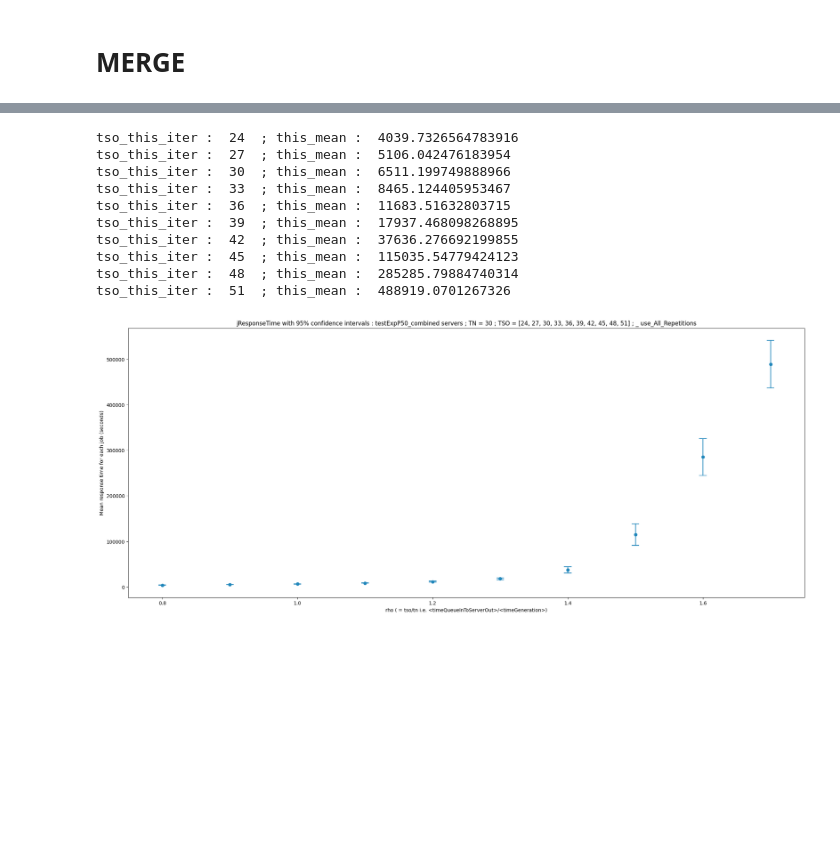
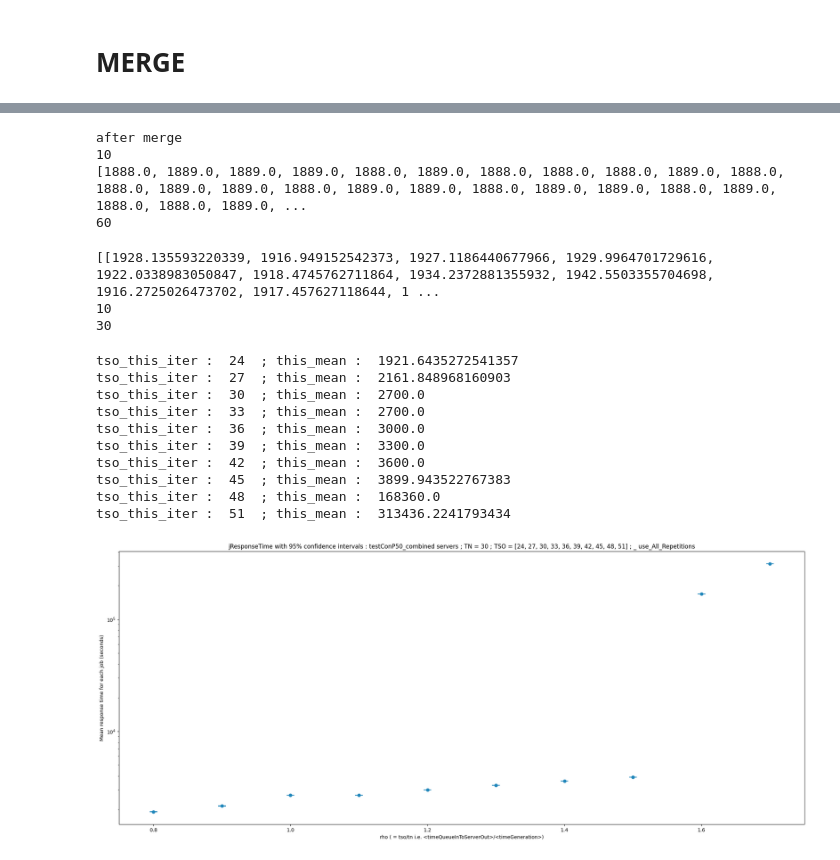
Before and after one commit to JacopoCarlon/JC_Performance_Evaluation_of_Computer_Systems_and_Networks_PECSN__Project, a Jupyter notebook: python_scripts/confidenceInterval_responseTime.ipynb, the cells around one changed output, grey strips where cells are left out. Drawn from its saved outputs; the diff is of its cells as text; code cells hidden in the pictures; blank space fills up the shorter version.

```diff
--- a/python_scripts/confidenceInterval_responseTime.ipynb
+++ b/python_scripts/confidenceInterval_responseTime.ipynb
@@ -58,7 +58,7 @@ for srvn in range(0, len(server_names)):
     for tso_this_iter in range(0, len(target_tso), 1) :
         #   print(tso_this_iter)
         jrespTime_all_this_tso = []
-        file_name_csv = f'testS3{distribution}P{probability}_{target_tso[tso_this_iter]}_all.csv'
+        file_name_csv = f'testS3{distribution}P{probability}_{target_tso[tso_this_iter]}_mean.csv'
 
         with open(f'../simulations/results/{file_name_csv}') as csv_file :
             reader = csv.reader(csv_file)
@@ -248,5 +252,7 @@ probability = 50
 # %%
 # merge servers
+
+# scalar,J_Network.server_0,completedJob:mean
 
 r1 = "scalar"
 r2 = "J_Network.server_"
@@ -258,7 +264,7 @@ merged_array = []
 for tso_this_iter in range(0, len(target_tso), 1) :
     #   print(tso_this_iter)
     jrespTime_all_this_tso = []
-    file_name_csv = f'testS3{distribution}P{probability}_{target_tso[tso_this_iter]}_all.csv'
+    file_name_csv = f'testS3{distribution}P{probability}_{target_tso[tso_this_iter]}_mean.csv'
 
     for srvn in range(0, len(server_names)):
         with open(f'../simulations/results/{file_name_csv}') as csv_file :
@@ -273,8 +279,9 @@ for tso_this_iter in range(0, len(target_tso), 1) :
                     #   print("len : ", len(rigaTarget))    #   15 .
 
                     this_row_mean = float( rigaTarget[6] )
-                    if srvn == 0:
-                        this_row_mean = this_row_mean*2
+
+                    #   if tso_this_iter==7 :
+                    #       print("server", srvn, " ;tso ", tso_this_iter, " ;mean :", this_row_mean)
 
                     jrespTime_all_this_tso.append(this_row_mean)
 
@@ -297,3 +343,44 @@ after merge
+# %%
+print("after merge")
+print(len(sums_merg))
+print(sums_merg[7])
+print(len(sums_merg[7]))
+# %% [output]
+after merge
+10
+[1888.0, 1889.0, 1889.0, 1889.0, 1888.0, 1889.0, 1888.0, 1888.0, 1888.0, 1889.0, 1888.0, 1888.0, 1889.0, 1889.0, 1888.0, 1889.0, 1889.0, 1888.0, 1889.0, 1889.0, 1888.0, 1889.0, 1888.0, 1888.0, 1889.0, ...
+60
+# %%
+weighted_merge = []
+for tso_this_iter in range(0, len(target_tso), 1) :
+    it = 0
+    #   print(len (sums_merg[tso_this_iter]) )
+    #   print(len (merged_array[tso_this_iter]) )
+    merge_this_tso = []
+    while it < num_iterations :
+        prod_s0 = sums_merg[tso_this_iter][it] * merged_array[tso_this_iter][it]
+        prod_s1 = sums_merg[tso_this_iter][it+num_iterations] * merged_array[tso_this_iter][it+num_iterations]
+        num_jobs_both_servers = sums_merg[tso_this_iter][it] + sums_merg[tso_this_iter][it+num_iterations]
+
+        weighted_avg = ( prod_s0 + prod_s1 ) / num_jobs_both_servers
+
+        #   if tso_this_iter == 7 :
+        #       print(f'it_{it} : ({sums_merg[tso_this_iter][it]}*{merged_array[tso_this_iter][it]})+({sums_merg[tso_this_iter][it+num_iterations]}*{merged_array[tso_this_iter][it+num_iterations]}) = {prod_s0 + prod_s1} , avg = {weighted_avg}' )
+
+        merge_this_tso.append(weighted_avg)
+
+        it += 1
+    weighted_merge.append(merge_this_tso)
+
+# 1872.0 * 2880.0 , 1894.0 * 2880.0 ->
+# %%
+print(weighted_merge)
+print( len(weighted_merge ))
+print( len(weighted_merge[7] ))
+# %% [output]
+[[1928.135593220339, 1916.949152542373, 1927.1186440677966, 1929.9964701729616, 1922.0338983050847, 1918.4745762711864, 1934.2372881355932, 1942.5503355704698, 1916.2725026473702, 1917.457627118644, 1 ...
+10
+30
 # %%
 def plot_confidence_interval(x, values, z=1.96, color='#2187bb', horizontal_line_width=0.01):
     mean = np.mean(values)
@@ -319,7 +406,7 @@ plot_dir = f'../images/plots'
 
 plt.rcParams["figure.figsize"] = (25, 10)
 for tso_this_iter in range(0, len(target_tso), 1) :
-    this_tso_averages = merged_array[tso_this_iter]
+    this_tso_averages = weighted_merge[tso_this_iter]
     #	print(this_tso_averages)
     #	print("tipo di this_tso_averages : ", type(this_tso_averages))
     #	print("tipo di this_tso_averages[0] : ", type(this_tso_averages[0]))
@@ -327,41 +414,45 @@ for tso_this_iter in range(0, len(target_tso), 1) :
     #	#	tipo di this_tso_averages :  <class 'list'>
     #	#	tipo di this_tso_averages[0] :  <class 'float'>
     #	#	tipo di target_tn :  <class 'float'>
     this_mean , this_conf_int = plot_confidence_interval( float(target_tso[tso_this_iter])/float(target_tn) , np.array(this_tso_averages))
     print("tso_this_iter : ", target_tso[tso_this_iter], " ; this_mean : ", this_mean)
     #	print(this_conf_int)
 
 #	rho = np.linspace(0.05, 2, 100)
 #	rho = rho
 #	plt.plot(rho, rho**2/(1-rho)   , color='r', label="rho^2/(1-rho)")
 #	plt.legend(loc="upper left")
 
 extras = ["fast", "slow"]
 name = f'jResponseTime with 95% confidence intervals : test{distribution}P{probability}_combined servers'
 if use_all == True:
     plt.title(f"{name} ; TN = 30 ; TSO = {target_tso} ; _ use_All_Repetitions")
 
 
 plt.ylabel("Mean response time for each job (seconds)")
 plt.xlabel("rho ( = tso/tn i.e. <timeQueueInToServerOut>/<timeGeneration>)")
 
 save = False
 if save == True:
     if use_all == True:
         plt.savefig(f'{plot_dir}/jResTime_ConfidenceIntervals_plot{distribution}P{probability}_{target_tso[tso_this_iter]}_Server{srvn}.png')
     else :
         plt.savefig(f'{plot_dir}/jResTime_ConfidenceIntervals_plot{distribution}P{probability}_{target_tso[tso_this_iter]}_onlyIterZero_Server{srvn}.png')
 
+
+use_log = True
+if use_log :
+    plt.yscale('log')
 plt.show()
 # %% [output]
-tso_this_iter :  24  ; this_mean :  4039.7326564783916
-tso_this_iter :  27  ; this_mean :  5106.042476183954
-tso_this_iter :  30  ; this_mean :  6511.199749888966
-tso_this_iter :  33  ; this_mean :  8465.124405953467
-tso_this_iter :  36  ; this_mean :  11683.51632803715
-tso_this_iter :  39  ; this_mean :  17937.468098268895
-tso_this_iter :  42  ; this_mean :  37636.276692199855
-tso_this_iter :  45  ; this_mean :  115035.54779424123
-tso_this_iter :  48  ; this_mean :  285285.79884740314
-tso_this_iter :  51  ; this_mean :  488919.0701267326
+tso_this_iter :  24  ; this_mean :  1921.6435272541357
+tso_this_iter :  27  ; this_mean :  2161.848968160903
+tso_this_iter :  30  ; this_mean :  2700.0
+tso_this_iter :  33  ; this_mean :  2700.0
+tso_this_iter :  36  ; this_mean :  3000.0
+tso_this_iter :  39  ; this_mean :  3300.0
+tso_this_iter :  42  ; this_mean :  3600.0
+tso_this_iter :  45  ; this_mean :  3899.943522767383
+tso_this_iter :  48  ; this_mean :  168360.0
+tso_this_iter :  51  ; this_mean :  313436.2241793434
-[figure, old version]
+[figure, new version]
```
Also changed, not shown: parts of 6 cells of this notebook, 5 other files.
